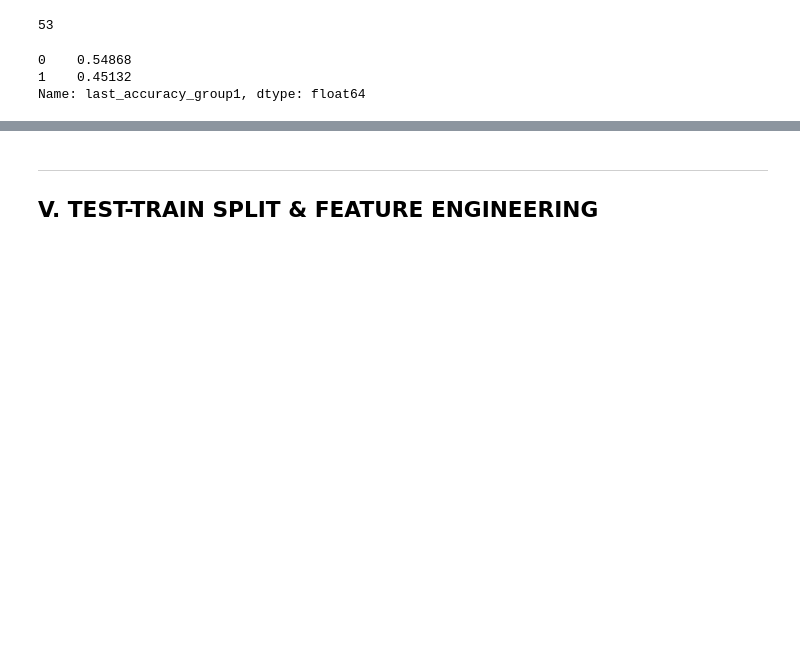
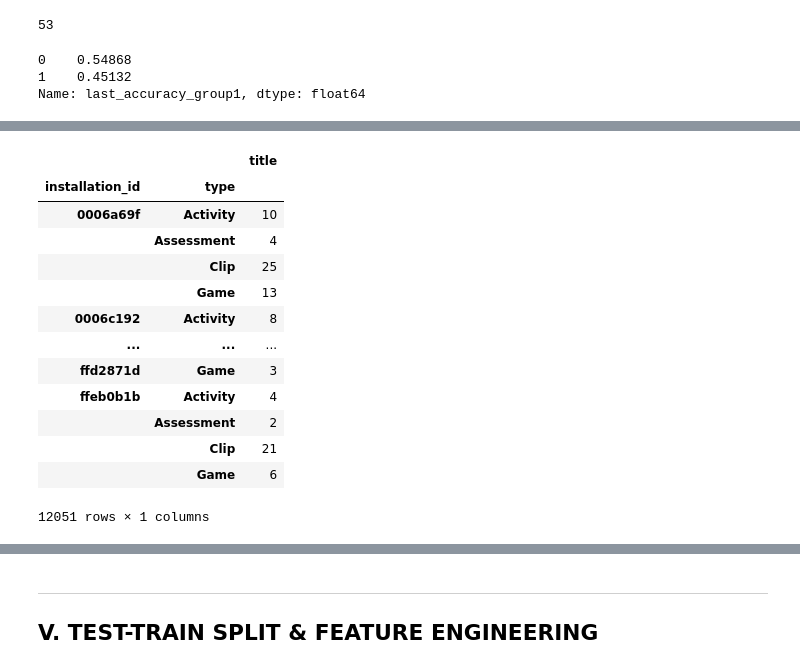
Before and after one commit to cats-in-the-hat/PBS-KIDS2, a Jupyter notebook: full_project_documentation.ipynb, the cells around one changed output, grey strips where cells are left out. Cells and saved outputs as stored; diff of their text form; code cells hidden in the pictures; blank space fills up the shorter version.

```diff
--- a/full_project_documentation.ipynb
+++ b/full_project_documentation.ipynb
@@ -697,0 +728,25 @@ Name: last_accuracy_group1, dtype: float64
+# %%
+# drop event_id so we won't count every title/ engagement type more than once per game_session
+# in each game_session, records are auto-generated per click,
+# for example, each "activity" session will have multiple record underlying that game_session
+# if a kids is spending time clicking around
+clip2 = clip2.drop(columns = 'event_id').reset_index()
+# %%
+# count how many time does each kid visit each engagement type
+clip2 = clip2.groupby(['installation_id','type'])[['title']].count()
+clip2
+# %% [output]
+|  |  | title |
+| installation_id | type |  |
+| 0006a69f | Activity | 10 |
+|  | Assessment | 4 |
+|  | Clip | 25 |
+|  | Game | 13 |
+| 0006c192 | Activity | 8 |
+| ... | ... | ... |
+| ffd2871d | Game | 3 |
+| ffeb0b1b | Activity | 4 |
+|  | Assessment | 2 |
+|  | Clip | 21 |
+|  | Game | 6 |
+12051 rows × 1 columns
```
Also changed, not shown: parts of 11 cells of this notebook, 4 other files.
